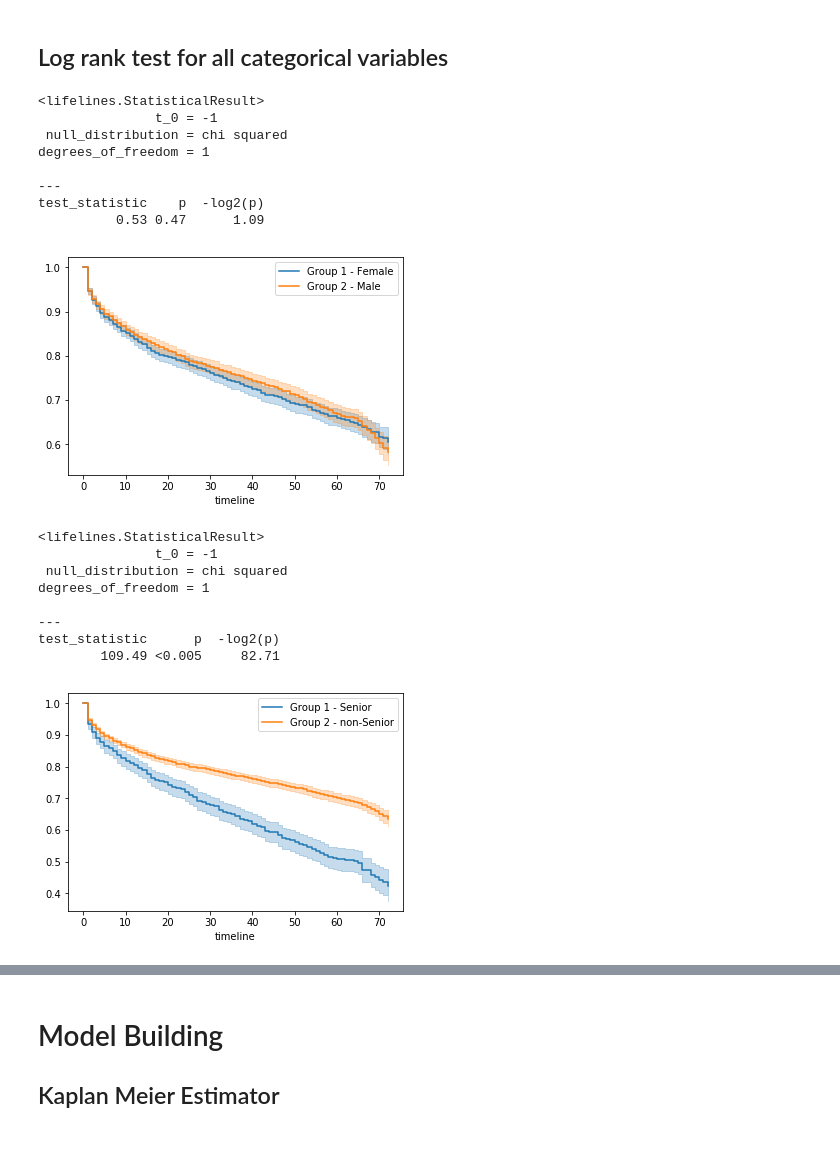
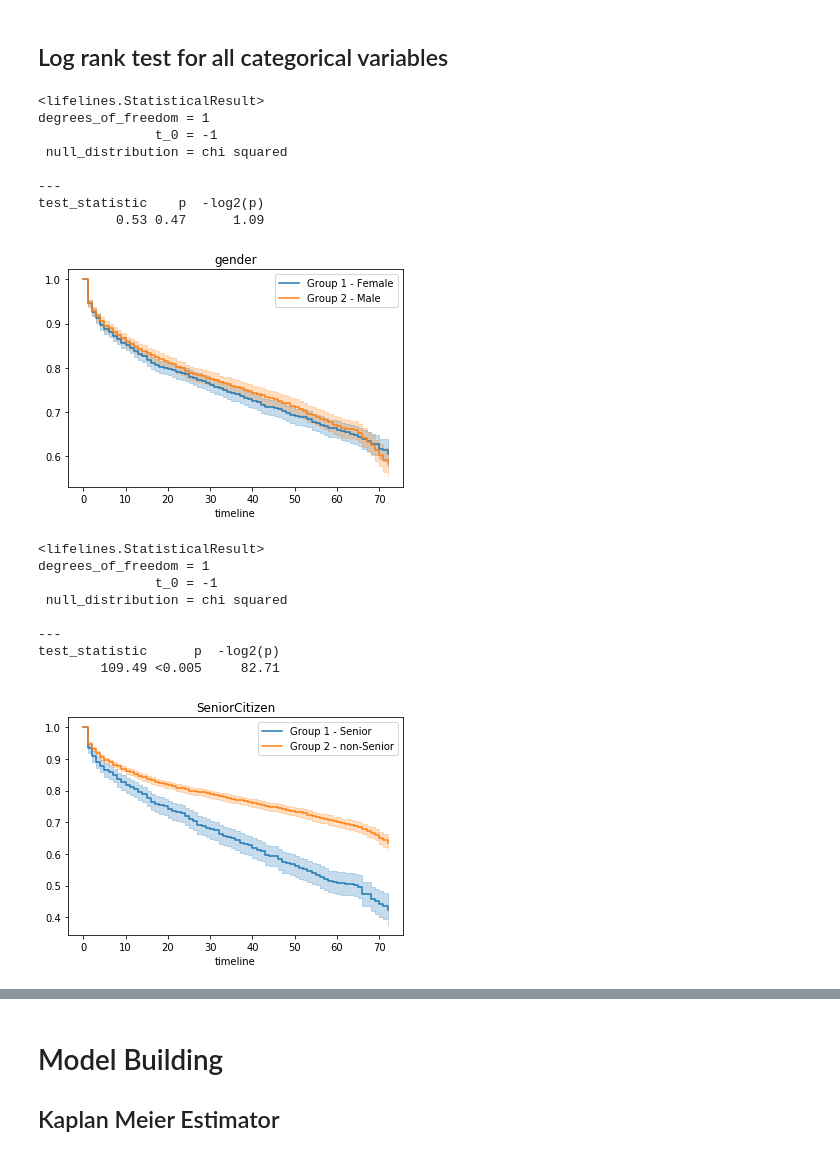
Before and after one commit to Steve-Yinjing-Song/survival_analysis, a Jupyter notebook: Capstone Project 1.ipynb, the cells around one changed output, grey strips where cells are left out. Cells and saved outputs as stored; diff of their text form; code cells hidden in the pictures.

```diff
--- a/Capstone Project 1.ipynb
+++ b/Capstone Project 1.ipynb
@@ -487,30 +495,31 @@ A: Rather than using traditional chi-square contigence table, we use Log rank te
 # %%
 # for 'gender'
 group1 = df[df['gender'] == 'Female']
 group2 = df[df['gender'] == 'Male']
 T = group1['tenure']
 E = np.where(group1['Churn'] == 'Yes',1,0)
 T1 = group2['tenure']
 E1 = np.where(group2['Churn'] == 'Yes',1,0)
 
 kmf = KaplanMeierFitter()
 
 ax = plt.subplot(111)
 ax = kmf.fit(T, E, label="Group 1 - Female").plot(ax=ax)
 ax = kmf.fit(T1, E1, label="Group 2 - Male").plot(ax=ax)
+ax.set_title('gender')
 
 results=logrank_test(T,T1,event_observed_A=E, event_observed_B=E1)
 results.print_summary()
 # %% [output]
 <lifelines.StatisticalResult>
+degrees_of_freedom = 1
                t_0 = -1
  null_distribution = chi squared
-degrees_of_freedom = 1
 
 ---
 test_statistic    p  -log2(p)
           0.53 0.47      1.09
-[figure, old version]
+[figure, new version]
 # %%
 # SeniorCitizen
 group1 = df[df['SeniorCitizen'] == 1]
@@ -525,19 +534,20 @@ kmf = KaplanMeierFitter()
 ax = plt.subplot(111)
 ax = kmf.fit(T, E, label="Group 1 - Senior").plot(ax=ax)
 ax = kmf.fit(T1, E1, label="Group 2 - non-Senior").plot(ax=ax)
+ax.set_title('SeniorCitizen')
 
 results=logrank_test(T,T1,event_observed_A=E, event_observed_B=E1)
 results.print_summary()
 # %% [output]
 <lifelines.StatisticalResult>
+degrees_of_freedom = 1
                t_0 = -1
  null_distribution = chi squared
-degrees_of_freedom = 1
 
 ---
 test_statistic      p  -log2(p)
         109.49 <0.005     82.71
-[figure, old version]
+[figure, new version]
 # %%
 # Partner
 group1 = df[df['Partner'] == 'Yes']
```
Also changed, not shown: parts of 97 cells of this notebook.
